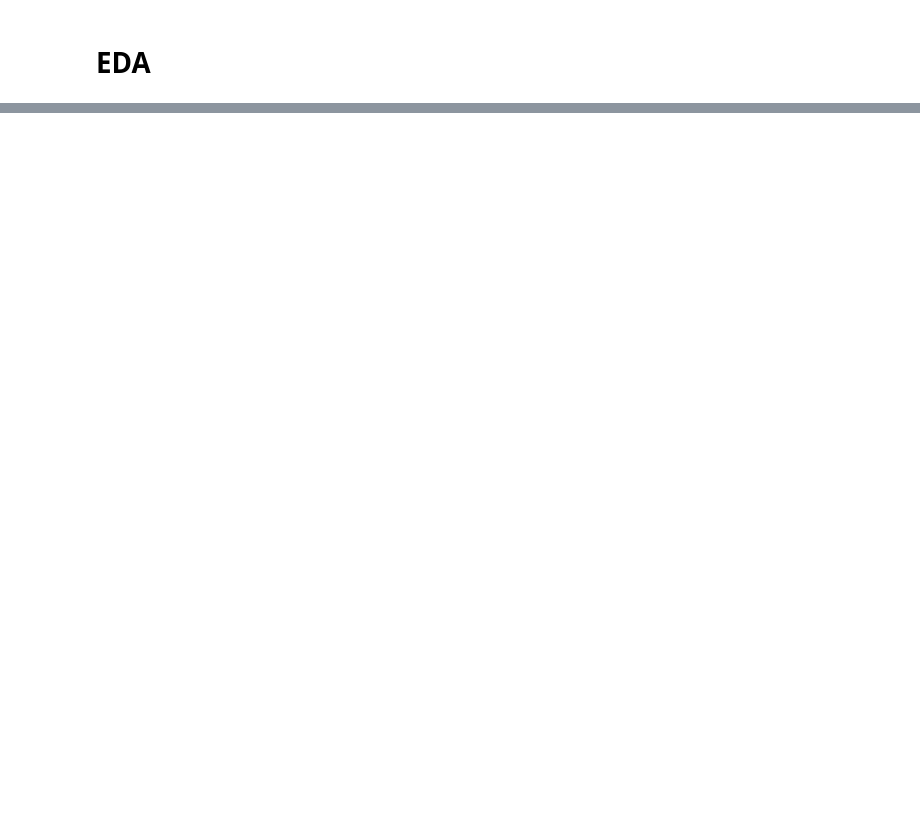
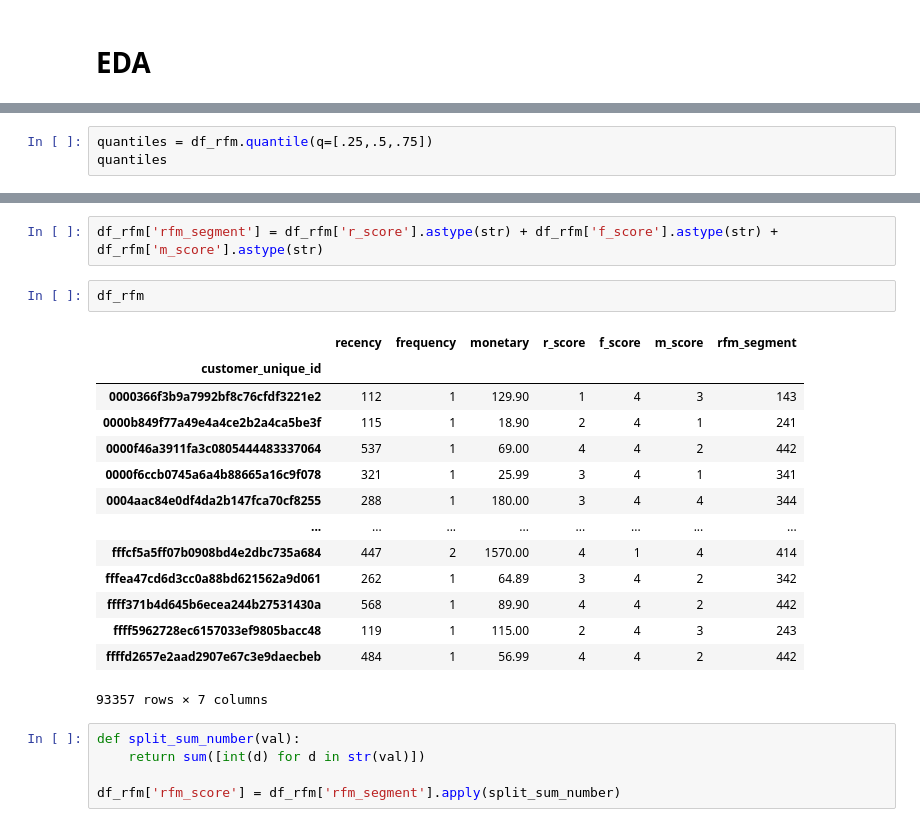
Before and after one commit to elaragao/Portifolio, a Jupyter notebook: RFM_Analysis.ipynb, the cells around one changed output, grey strips where cells are left out. Drawn from its saved outputs; the diff is of its cells as text; blank space fills up the shorter version.

```diff
--- a/RFM_Analysis.ipynb
+++ b/RFM_Analysis.ipynb
@@ -199,0 +276,3 @@ df_delivered.head()
+# %%
+quantiles = df_rfm.quantile(q=[.25,.5,.75])
+quantiles
@@ -199,0 +328,24 @@ df_delivered.head()
+# %%
+df_rfm['rfm_segment'] = df_rfm['r_score'].astype(str) + df_rfm['f_score'].astype(str) + df_rfm['m_score'].astype(str)
+# %%
+df_rfm
+# %% [output]
+|  | recency | frequency | monetary | r_score | f_score | m_score | rfm_segment |
+| customer_unique_id |  |  |  |  |  |  |  |
+| 0000366f3b9a7992bf8c76cfdf3221e2 | 112 | 1 | 129.90 | 1 | 4 | 3 | 143 |
+| 0000b849f77a49e4a4ce2b2a4ca5be3f | 115 | 1 | 18.90 | 2 | 4 | 1 | 241 |
+| 0000f46a3911fa3c0805444483337064 | 537 | 1 | 69.00 | 4 | 4 | 2 | 442 |
+| 0000f6ccb0745a6a4b88665a16c9f078 | 321 | 1 | 25.99 | 3 | 4 | 1 | 341 |
+| 0004aac84e0df4da2b147fca70cf8255 | 288 | 1 | 180.00 | 3 | 4 | 4 | 344 |
+| ... | ... | ... | ... | ... | ... | ... | ... |
+| fffcf5a5ff07b0908bd4e2dbc735a684 | 447 | 2 | 1570.00 | 4 | 1 | 4 | 414 |
+| fffea47cd6d3cc0a88bd621562a9d061 | 262 | 1 | 64.89 | 3 | 4 | 2 | 342 |
+| ffff371b4d645b6ecea244b27531430a | 568 | 1 | 89.90 | 4 | 4 | 2 | 442 |
+| ffff5962728ec6157033ef9805bacc48 | 119 | 1 | 115.00 | 2 | 4 | 3 | 243 |
+| ffffd2657e2aad2907e67c3e9daecbeb | 484 | 1 | 56.99 | 4 | 4 | 2 | 442 |
+93357 rows × 7 columns
+# %%
+def split_sum_number(val):
+    return sum([int(d) for d in str(val)])
+
+df_rfm['rfm_score'] = df_rfm['rfm_segment'].apply(split_sum_number)
```
Also changed, not shown: parts of 18 cells of this notebook.
